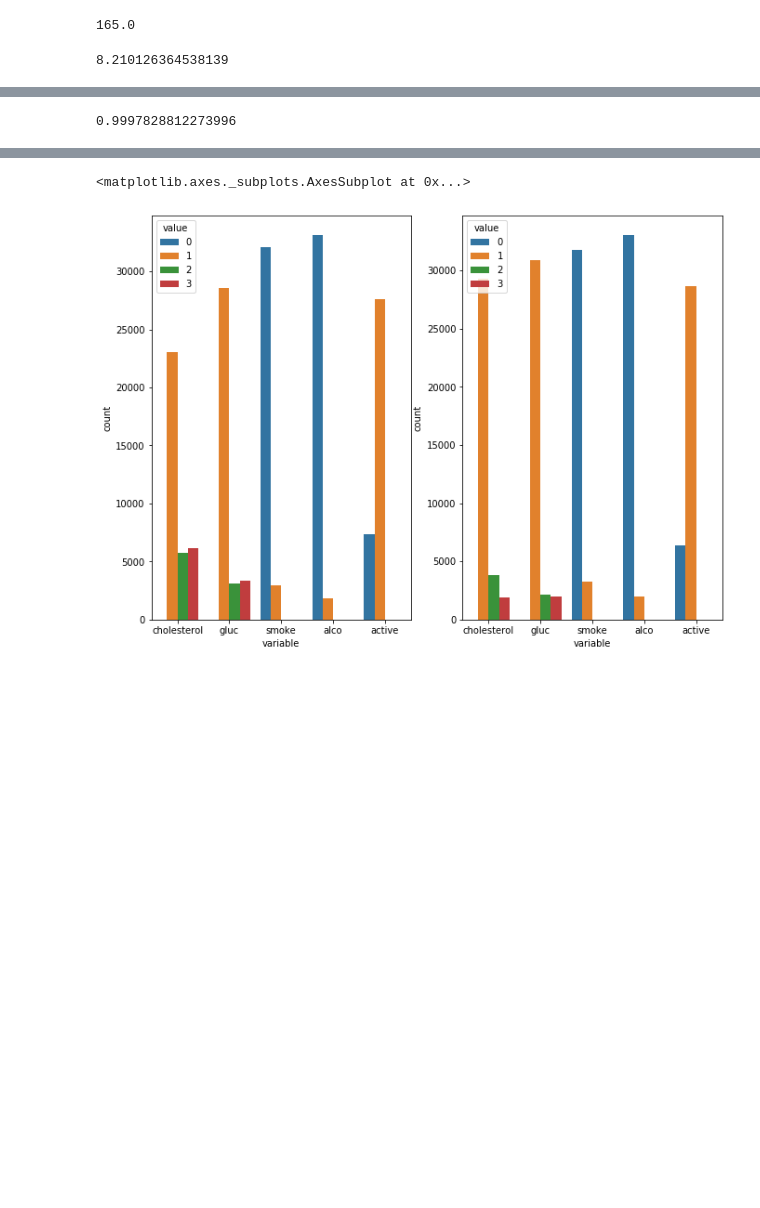
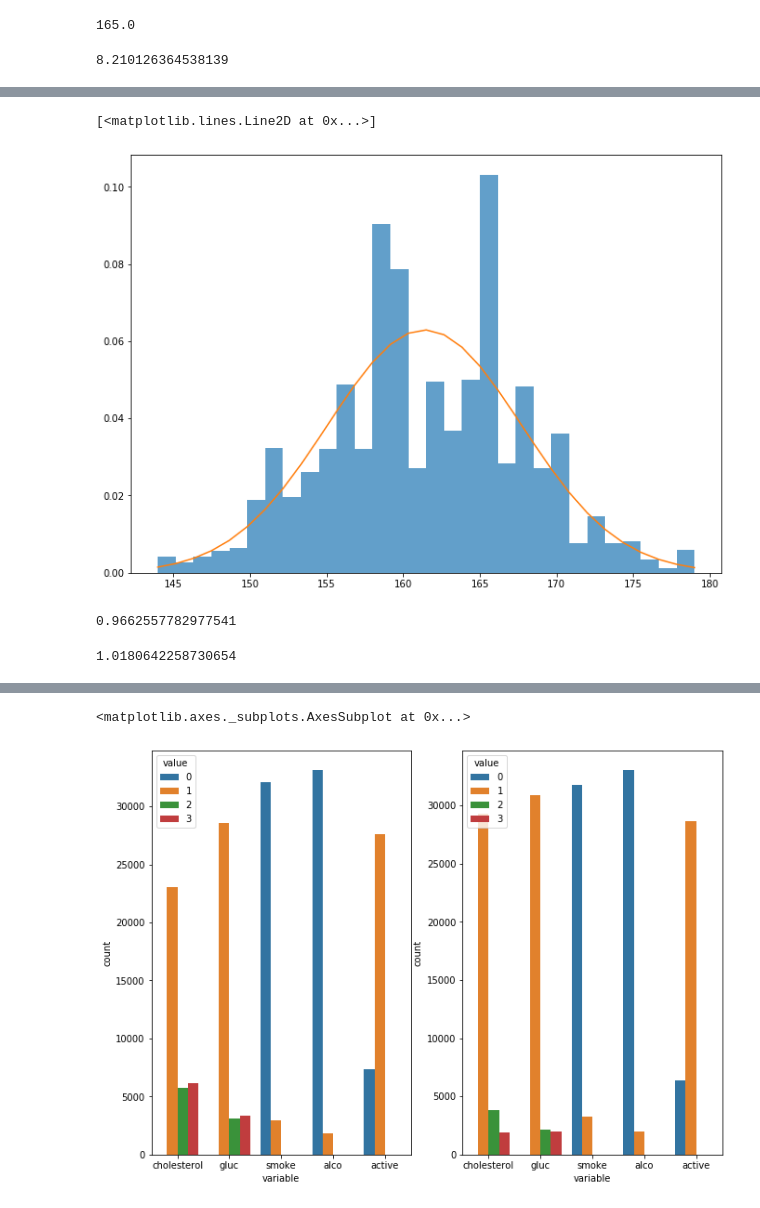
Before and after one commit to Dai0704/DSC180B, a Jupyter notebook: markdown/eda_and_model.ipynb, the cells around one changed output, grey strips where cells are left out. Cells and saved outputs as stored; diff of their text form; code cells hidden in the pictures; blank space fills up the shorter version.

```diff
--- a/markdown/eda_and_model.ipynb
+++ b/markdown/eda_and_model.ipynb
@@ -72,3 +72,15 @@ df.head(5)
 | 4 | 4 | 48 | 1 | 156 | 56.0 | 100 | 60 | 1 | 1 | 0 | 0 | ... |
 # %%
 height = df['height']
+# %%
+gender1 = df[df['gender'] == 1] ## female
+
+q1 = np.percentile(gender1['height'], 25)
+q3 = np.percentile(gender1['height'], 75)
+IQR = q3-q1
+low = q1 - 1.5*IQR
+high = q3 + 1.5*IQR
+print(low,high)
+
+female_no_outlier = gender1[(gender1['height'] > low) & (gender1['height'] < high)]
+female_no_outlier.head()
@@ -118,10 +169,23 @@ sigma
+# %%
+_,bins,_ = plt.hist(female_height,30,density=1,alpha=0.7)
+mu,sigma = norm.fit(female_height)
+normal_line = norm.pdf(bins,mu,sigma)
+plt.plot(bins,normal_line)
+# %% [output]
+[<matplotlib.lines.Line2D at 0x...>]
+[figure, added]
 # %%
 y = height.sort_values()
 # %%
-p0 = np.exp(np.mean(np.log(y)-np.log(f0)))
-p0
+p0_m = np.exp(np.mean(np.log(y)-np.log(f0_m)))
+p0_m
 # %% [output]
-0.9997828812273996
+0.9662557782977541
+# %%
+p0_w = np.exp(np.mean(np.log(y)-np.log(f0_w)))
+p0_w
+# %% [output]
+1.0180642258730654
 # %%
 #robust estimate
 
```
Also changed, not shown: parts of 11 cells of this notebook, 5 other files.
